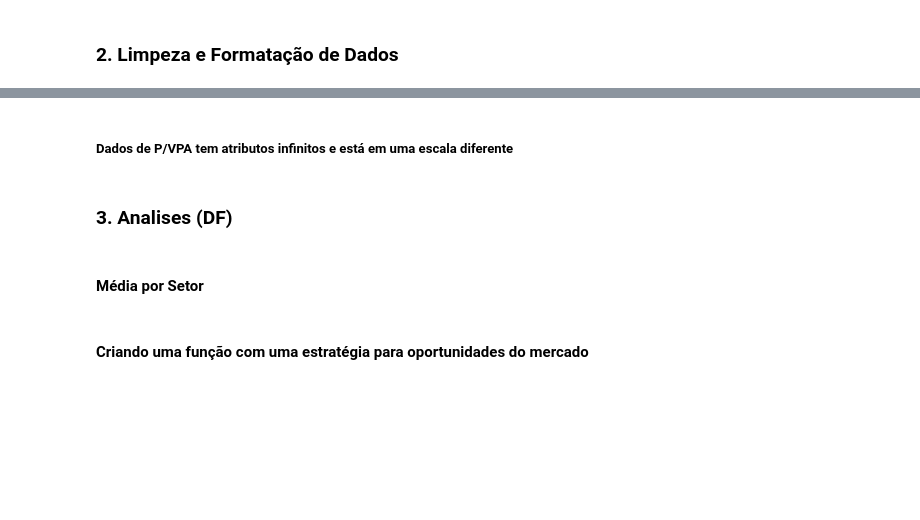
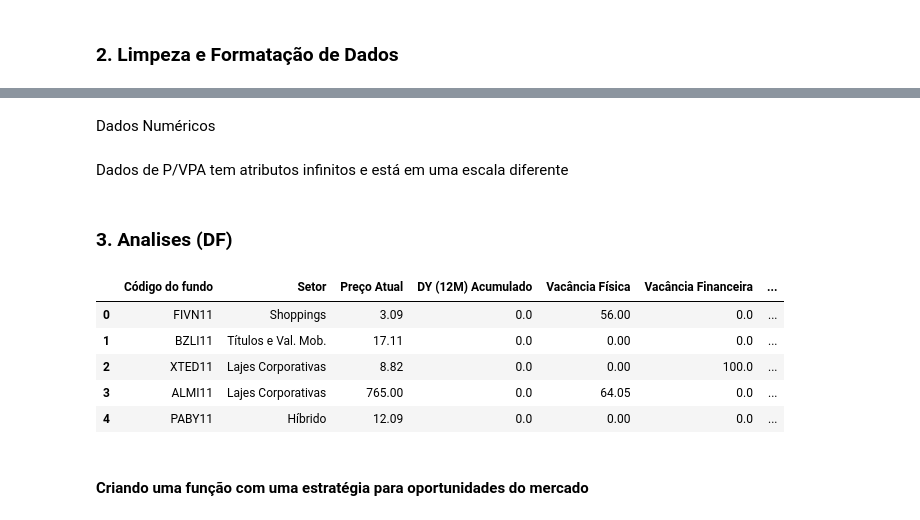
Before and after one commit to lfvelosoh/analise-acoes, a Jupyter notebook: FIIs.ipynb, the cells around one changed output, grey strips where cells are left out. Saved outputs shown, nothing was run; the diff lists cells and outputs as text; code cells hidden in the pictures; blank space fills up the shorter version.

```diff
--- a/FIIs.ipynb
+++ b/FIIs.ipynb
@@ -47,2 +30,4 @@ df[categorical_columns] = df[categorical_columns].astype('category') # define as
+# %% [markdown]
+Dados Numéricos
 # %%
 col_floats = list(df.iloc[:,2:-1].columns) #Seleciona da terceira até a penultima linha
@@ -56,5 +38,5 @@ df[col_floats] = df[col_floats].astype('float') #define as colunas como float
 # %% [markdown]
-##### Dados de P/VPA tem atributos infinitos e está em uma escala diferente
+Dados de P/VPA tem atributos infinitos e está em uma escala diferente
 # %%
 df = df.replace([np.inf, -np.inf], np.nan)  # Converter infinitos para NaN
 df = df.dropna() #apaga os dados NA
@@ -66,5 +46,13 @@ df['P/VPA'] = df['P/VPA']/100 #convertendo P/VPA para
 # %%
 indicadores = ['Código do fundo','Setor', 'Preço Atual','DY (12M) Acumulado', 'Vacância Física', 'Vacância Financeira', 'P/VPA', 'Quantidade Ativos', 'Liquidez Diária']
 indicadoresf = ['DY (12M) Acumulado', 'Vacância Física', 'Vacância Financeira', 'P/VPA', 'Quantidade Ativos', 'Liquidez Diária']
+
+df_aux = df[indicadores] #filtra o df pelos  cabeçalhos
+display(df_aux.head())
+# %% [output]
+|  | Código do fundo | Setor | Preço Atual | DY (12M) Acumulado | Vacância Física | Vacância Financeira | ... |
+| 0 | FIVN11 | Shoppings | 3.09 | 0.0 | 56.00 | 0.0 | ... |
+| 1 | BZLI11 | Títulos e Val. Mob. | 17.11 | 0.0 | 0.00 | 0.0 | ... |
+| 2 | XTED11 | Lajes Corporativas | 8.82 | 0.0 | 0.00 | 100.0 | ... |
+| 3 | ALMI11 | Lajes Corporativas | 765.00 | 0.0 | 64.05 | 0.0 | ... |
+| 4 | PABY11 | Híbrido | 12.09 | 0.0 | 0.00 | 0.0 | ... |
-# %% [markdown]
-#### Média por Setor
```
Also changed, not shown: parts of 20 cells of this notebook.
